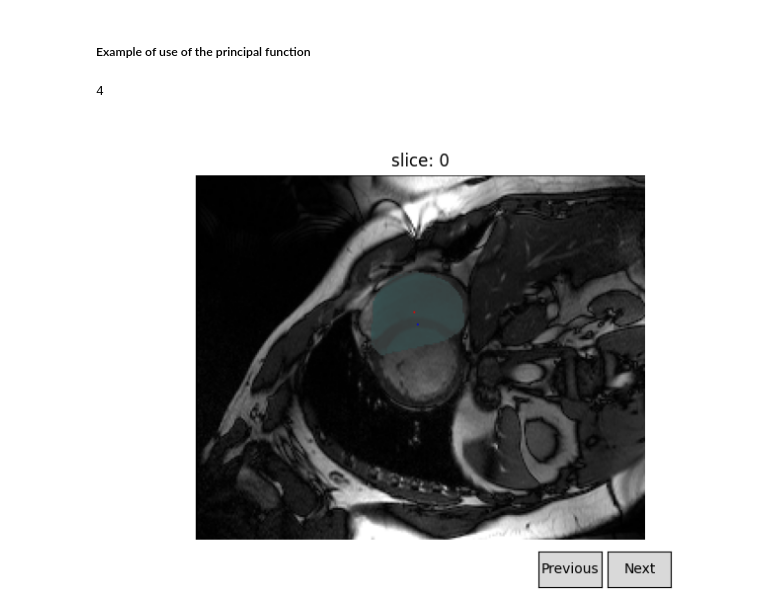
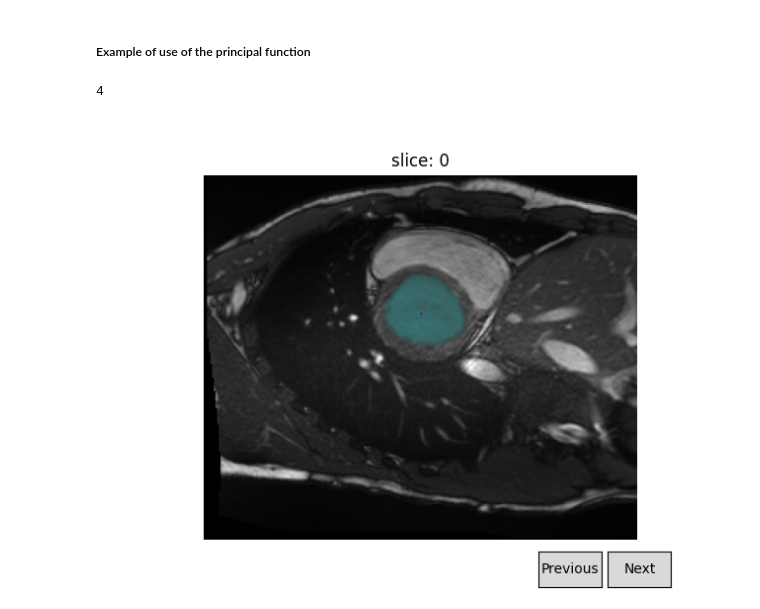
Before and after one commit to titiuo/Segmentation-IRM, a Jupyter notebook: Rendu/results.ipynb, the cells around one changed output. Saved outputs shown, nothing was run; the diff lists cells and outputs as text; code cells hidden in the pictures.

```diff
--- a/Rendu/results.ipynb
+++ b/Rendu/results.ipynb
@@ -92,7 +93,7 @@ def patient_info(patient_id):
         if int(patient_id) < 101:
             filename = f"../../database/training/patient{patient_id}/Info.cfg"
         elif 100 <int(patient_id) < 151:
-            image = f"../../database/testing/patient{patient_id}/Info.cfg"
+            filename = f"../../database/testing/patient{patient_id}/Info.cfg"
         else:
             print("Patient ID must be between 001 and 150.")
             return
@@ -112,7 +114,10 @@ def patient_info(patient_id):
 class Irm():
     def __init__(self,patient_id):
         self.patient_id = patient_id
-        self.image = tio.ScalarImage(f"../../database/training/patient{patient_id}/patient{patient_id}_4d.nii.gz")
+        try:
+            self.image = tio.ScalarImage(f"../../database/training/patient{patient_id}/patient{patient_id}_4d.nii.gz")
+        except:
+            self.image = tio.ScalarImage(f"../../database/testing/patient{patient_id}/patient{patient_id}_4d.nii.gz")
 
         ### Patient information ###
         self.data = self.image.data.numpy()                         # 4D image data
@@ -137,7 +142,10 @@ class Irm():
             self.set_of_times[k] = np.array([self.data[i,:,:,k] for i in range(self.data.shape[0])])
 
         ### Metrics ###
-        self.gt1 = tio.ScalarImage(f"../../database/training/patient{patient_id}/patient{patient_id}_frame01_gt.nii.gz").data.numpy()
+        try:
+            self.gt1 = tio.ScalarImage(f"../../database/training/patient{patient_id}/patient{patient_id}_frame01_gt.nii.gz").data.numpy()
+        except:
+            self.gt1 = tio.ScalarImage(f"../../database/testing/patient{patient_id}/patient{patient_id}_frame01_gt.nii.gz").data.numpy()
         self.mean_dice = None
 
     def show_slices(self, time_index):
@@ -516,7 +496,7 @@ def main(irm,show=False,filtered=False):
     data = irm.data
     middle_slice_index = irm.middle_slice
 
-    values = get_initial_seed(irm,radius_data,show=True)
+    values = get_initial_seed(irm,radius_data,show=False)
     x = np.median([val[0] for val in values])
     y = np.median([val[1] for val in values])
     initial_seed_point = [(int(x),int(y))]
@@ -554,7 +534,7 @@ def main(irm,show=False,filtered=False):
                 A[x, y] = 1
             except:
                 pass
-        min_energy_pixel = get_barycentre(A)
+        bar = get_barycentre(A)
         if current_slice+1<data.shape[-1] and (current_time,current_slice+1) not in memo and (current_time,current_slice+1) not in to_process:
             to_process.append((current_time,current_slice+1))
         if current_slice-1>=0 and (current_time,current_slice-1) not in memo and (current_time,current_slice-1) not in to_process:
@@ -562,15 +542,15 @@ def main(irm,show=False,filtered=False):
 
 
         if current_slice == middle_slice_index:
-            irm.seed_points[(current_time,current_slice+1)]=min_energy_pixel
-            irm.seed_points[(current_time,current_slice-1)]=min_energy_pixel
+            irm.seed_points[(current_time,current_slice+1)]=bar
+            irm.seed_points[(current_time,current_slice-1)]=bar
 
         elif 0<current_slice<middle_slice_index:
-            irm.seed_points[(current_time,current_slice-1)]=min_energy_pixel
+            irm.seed_points[(current_time,current_slice-1)]=bar
         elif current_slice>middle_slice_index:
-            irm.seed_points[(current_time,current_slice+1)]=min_energy_pixel
+            irm.seed_points[(current_time,current_slice+1)]=bar
 
-        image_segmented[int(min_energy_pixel[0]),int(min_energy_pixel[1])] = [255,0,0,255]
+        image_segmented[int(bar[0]),int(bar[1])] = [255,0,0,255]
 
 
     for k in range(irm.data.shape[-1]):
@@ -582,9 +562,9 @@ def main(irm,show=False,filtered=False):
 # %% [markdown]
 ##### Example of use of the principal function
 # %%
-irm = Irm("020")
+irm = Irm("078")
 print(irm.middle_slice)
 main(irm,show=True,filtered=True)
 # %% [output]
 4
-[figure, old version]
+[figure, new version]
```
Also changed, not shown: parts of 6 cells of this notebook.
